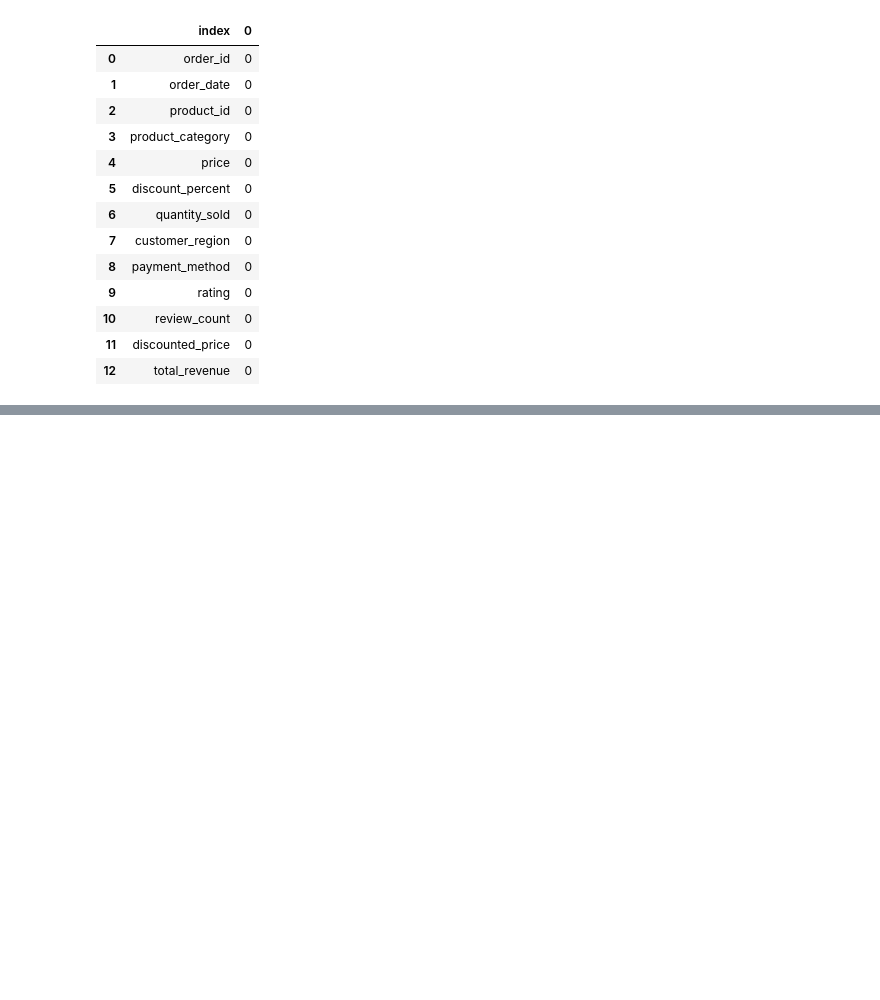
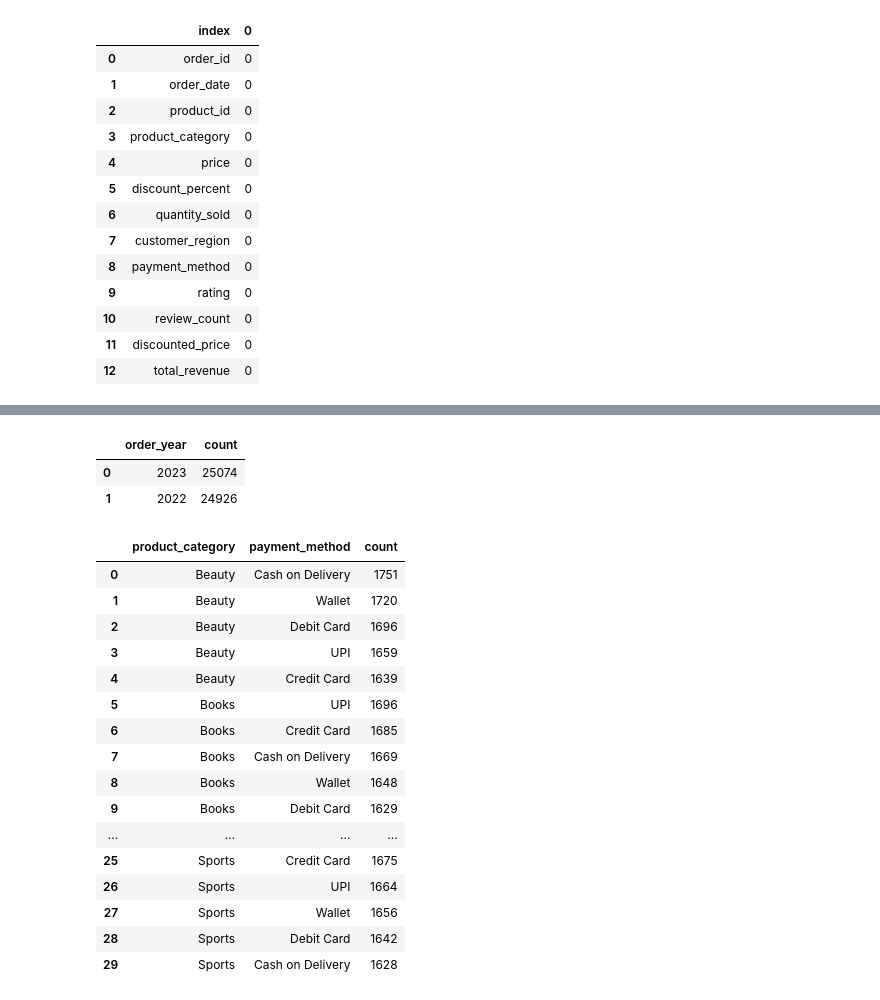
Before and after one commit to pedrocorsini/dados-imersao-alura, a Jupyter notebook: notebooks/amazon_sales.ipynb, the cells around one changed output, grey strips where cells are left out. Cells and saved outputs as stored; diff of their text form; code cells hidden in the pictures; blank space fills up the shorter version.

```diff
--- a/notebooks/amazon_sales.ipynb
+++ b/notebooks/amazon_sales.ipynb
@@ -99,0 +140,29 @@ fig.show()
+# %%
+df['order_year'] = df['order_date'].str[:4]
+year = df['order_year'].value_counts().reset_index()
+year
+# %% [output]
+|  | order_year | count |
+| 0 | 2023 | 25074 |
+| 1 | 2022 | 24926 |
+# %%
+payment = df.groupby('product_category')['payment_method'].value_counts().reset_index()
+payment
+# %% [output]
+|  | product_category | payment_method | count |
+| 0 | Beauty | Cash on Delivery | 1751 |
+| 1 | Beauty | Wallet | 1720 |
+| 2 | Beauty | Debit Card | 1696 |
+| 3 | Beauty | UPI | 1659 |
+| 4 | Beauty | Credit Card | 1639 |
+| 5 | Books | UPI | 1696 |
+| 6 | Books | Credit Card | 1685 |
+| 7 | Books | Cash on Delivery | 1669 |
+| 8 | Books | Wallet | 1648 |
+| 9 | Books | Debit Card | 1629 |
+| ... | ... | ... | ... |
+| 25 | Sports | Credit Card | 1675 |
+| 26 | Sports | UPI | 1664 |
+| 27 | Sports | Wallet | 1656 |
+| 28 | Sports | Debit Card | 1642 |
+| 29 | Sports | Cash on Delivery | 1628 |
```
Also changed, not shown: parts of 5 cells of this notebook, 2 other files.
